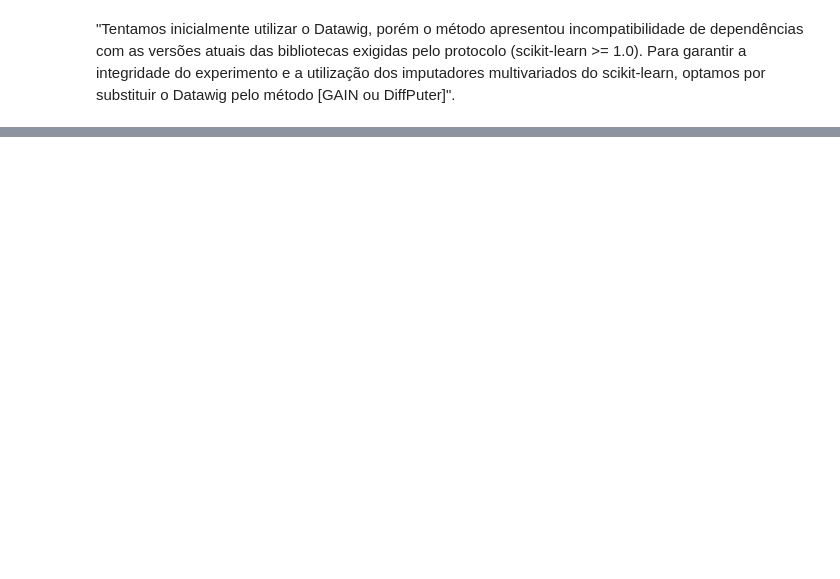
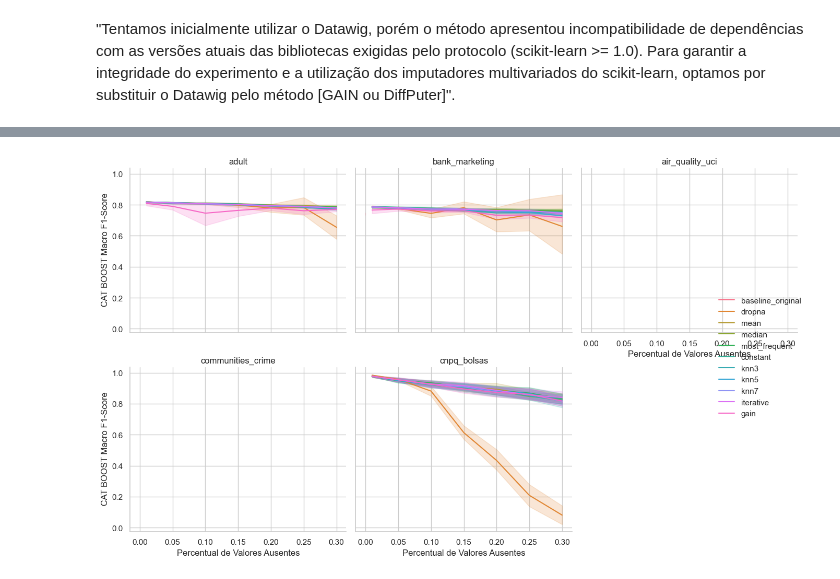
Before and after one commit to RafaWanner/Topicos-em-Engenharia, a Jupyter notebook: Atividade02/lab2_base.ipynb, the cells around one changed output, grey strips where cells are left out. Saved outputs shown, nothing was run; the diff lists cells and outputs as text; code cells hidden in the pictures; blank space fills up the shorter version.

```diff
--- a/Atividade02/lab2_base.ipynb
+++ b/Atividade02/lab2_base.ipynb
@@ -1383,0 +1810,24 @@ plt.show()
+# %%
+df = pd.read_csv("resultados_experimento_imputacao.csv")
+
+g = sns.FacetGrid(
+    df,
+    col="dataset",
+    col_wrap=3,
+    height=4
+)
+
+g.map_dataframe(
+    sns.lineplot,
+    x="percentual",
+    y="CatBoost_Class_macro_f1",
+    hue="estrategia"
+)
+
+g.add_legend()
+g.set_axis_labels("Percentual de Valores Ausentes", " CAT BOOST Macro F1-Score")
+g.set_titles(col_template="{col_name}")
+plt.tight_layout()
+plt.show()
+# %% [output]
+[figure, added]
```
Also changed, not shown: parts of 23 cells of this notebook, 7 other files.
